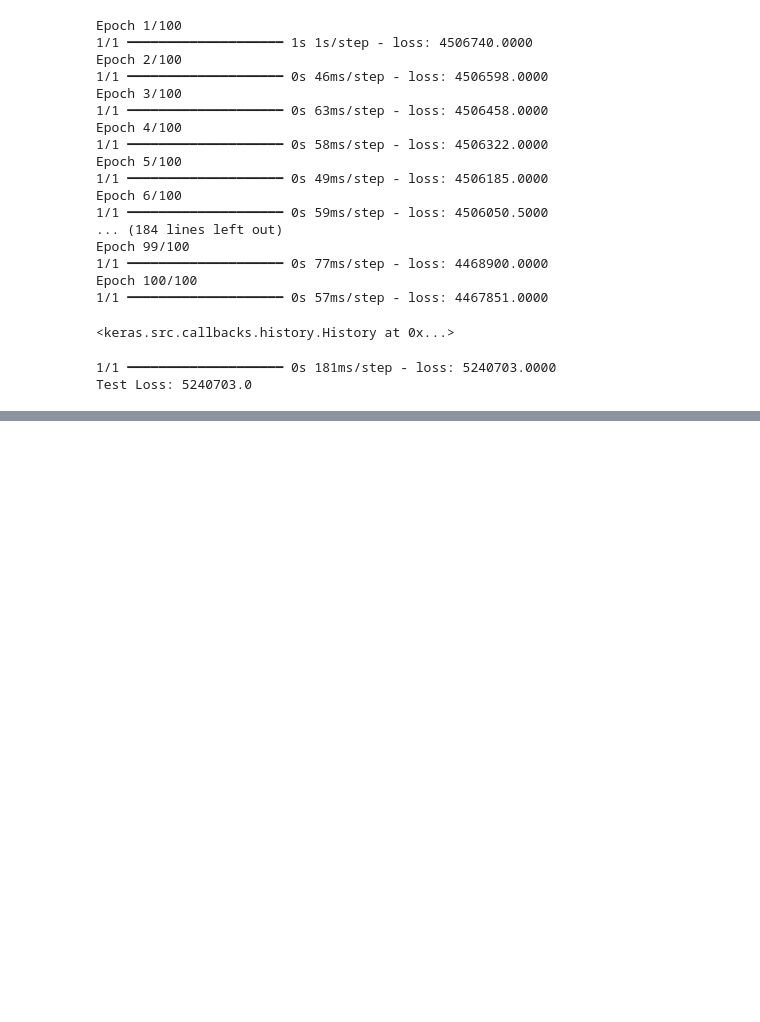
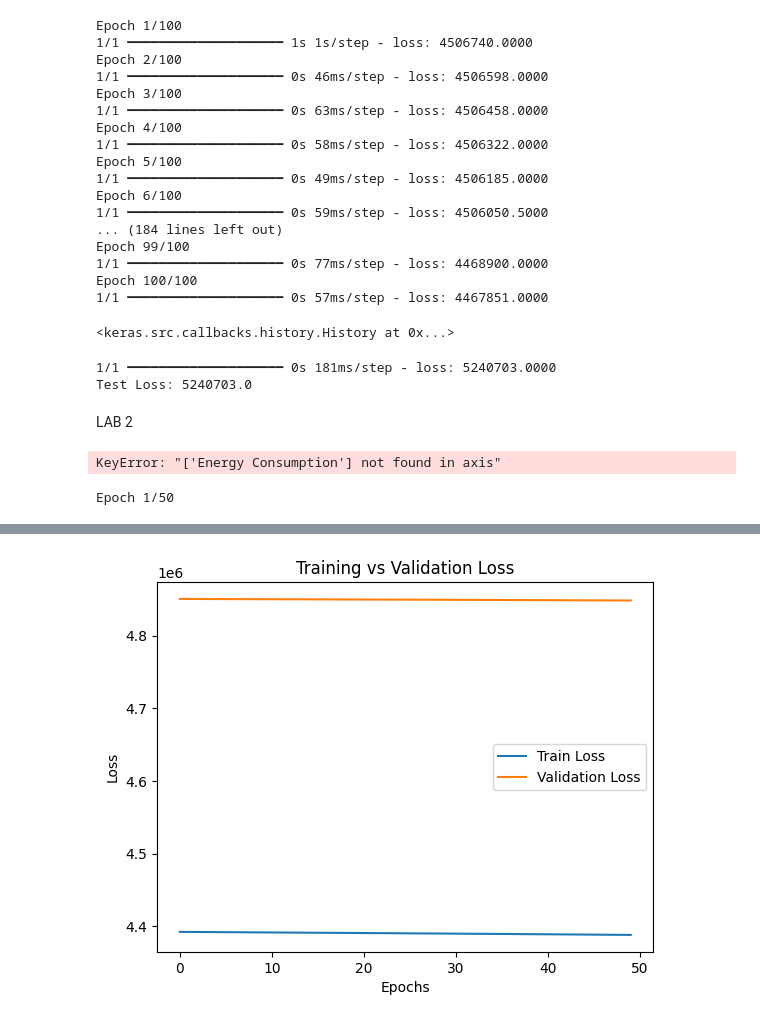
Before and after one commit to Anannyyya/DEEP_LEARNING, a Jupyter notebook: FNN.ipynb, the cells around one changed output, grey strips where cells are left out. Cells and saved outputs as stored; diff of their text form; code cells hidden in the pictures; blank space fills up the shorter version.

```diff
--- a/FNN.ipynb
+++ b/FNN.ipynb
@@ -57,3 +59,5 @@ print(f"Test Loss: {loss}")
 # %% [output]
 1/1 ━━━━━━━━━━━━━━━━━━━━ 0s 181ms/step - loss: 5240703.0000
 Test Loss: 5240703.0
+# %% [markdown]
+LAB 2
@@ -59,0 +73,70 @@ Test Loss: 5240703.0
+# %%
+# Load Dataset
+data = pd.read_csv("climate data.csv")
+# %%
+# Select features (X) and target variable (y)
+X = data.drop(columns=["Energy Consumption"])
+y = data["Energy Consumption"]
+# %% [output]
+KeyError: "['Energy Consumption'] not found in axis"
+# %%
+X_train, X_test, y_train, y_test = train_test_split(X, y, test_size=0.2, random_state=42)
+# %%
+# 5. Scale the data for better performance
+scaler = StandardScaler()
+X_train = scaler.fit_transform(X_train)
+X_test = scaler.transform(X_test)
+
+# 6. Build the FNN Model
+# a. Initialize the model
+model = Sequential()
+
+# b. Input layer
+model.add(Dense(64, input_dim=X_train.shape[1], activation='relu'))
+
+# c. Hidden layers
+model.add(Dense(1, activation='linear'))  # Use 'sigmoid' or 'softmax' for classification tasks
+
+# d. Output layer (for regression tasks)
+model.add(Dense(1, activation='linear'))  # Use 'sigmoid' or 'softmax' for classification tasks
+
+# e. Compile the model
+model.compile(optimizer='adam', loss='mse', metrics=['mae'])
+
+# 7. Train the Model
+
+# Early stopping to prevent overfitting
+early_stopping = EarlyStopping(monitor='val_loss', patience=5, restore_best_weights=True)
+
+# Train the model
+history = model.fit(
+    X_train, y_train,
+    validation_split=0.2,  # Use part of the training set for validation
+    epochs=50,
+    batch_size=32,
+    callbacks=[early_stopping]
+)
+
+# 8. Evaluate the Model
+test_loss, test_mae = model.evaluate(X_test, y_test)
+print(f"Test Loss: {test_loss}, Test MAE: {test_mae}")
+
+# 9. Make Predictions
+predictions = model.predict(X_test)
+
+# 10. Display the first few predictions
+print("Predictions:", predictions[:5])
+print("Actual Values:", y_test[:5].values)
+
+# 11. Visualize Training History
+import matplotlib.pyplot as plt
+
+plt.plot(history.history['loss'], label='Train Loss')
+plt.plot(history.history['val_loss'], label='Validation Loss')
+plt.xlabel('Epochs')
+plt.ylabel('Loss')
+plt.legend()
+plt.title('Training vs Validation Loss')
+plt.show()
+# %% [output]
+Epoch 1/50
@@ -59,0 +160 @@ Test Loss: 5240703.0
+[figure, added]
```
Also changed, not shown: parts of 3 cells of this notebook.
